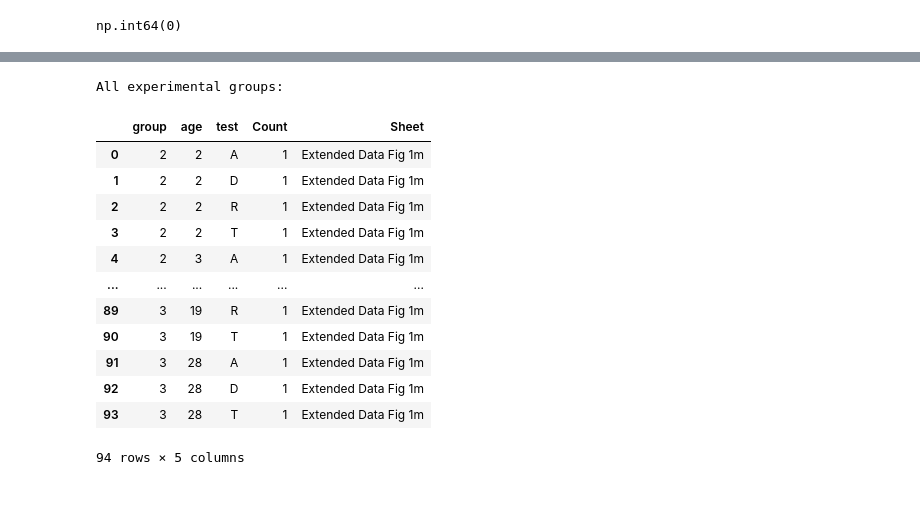
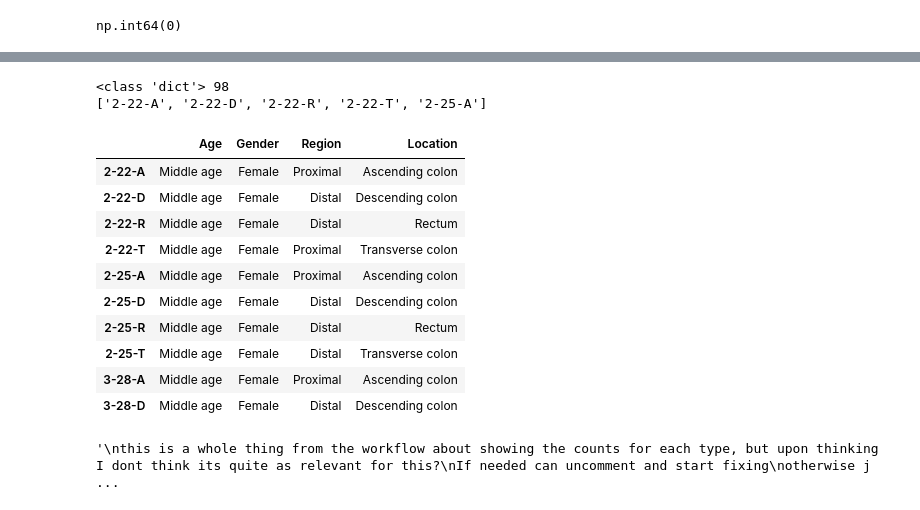
Before and after one commit to CadenBold/intestinal-omics, a Jupyter notebook: working.ipynb, the cells around one changed output, grey strips where cells are left out. Cells and saved outputs as stored; diff of their text form; code cells hidden in the pictures.

```diff
--- a/working.ipynb
+++ b/working.ipynb
@@ -89,31 +88,60 @@ preprocessed_scaled.head()
 5 rows × 98 columns
 # %%
 #If needed make the graphs of before and after data such as in the workflow, but for now just moving on to make the PCAs
+# %%
+met_samples = (pd.Series(cleaned_data.columns, name="Sample").astype(str).str.strip())
+
+met_samples = pd.DataFrame({"Sample": met_samples})
+
+
+meta = pd.read_excel("43587_2024_572_MOESM4_ESM.xlsx", sheet_name="Fig 1a")
+meta = meta[1:]
+meta.columns = meta.iloc[0]
+meta = meta[meta['Metabolome'] == 1]
+sample_to_info = meta.set_index('Macaca fascicularis Sample ID')[['Age', 'Gender','Region','Location']].to_dict(orient='index')
+
+print(type(sample_to_info), len(sample_to_info))
+print(list(sample_to_info.keys())[:5])
+meta_preview = pd.DataFrame.from_dict(sample_to_info, orient='index')
+display(meta_preview.head(10))
+# %% [output]
+<class 'dict'> 98
+['2-22-A', '2-22-D', '2-22-R', '2-22-T', '2-25-A']
+|  | Age | Gender | Region | Location |
+| 2-22-A | Middle age | Female | Proximal | Ascending colon |
+| 2-22-D | Middle age | Female | Distal | Descending colon |
+| 2-22-R | Middle age | Female | Distal | Rectum |
+| 2-22-T | Middle age | Female | Proximal | Transverse colon |
+| 2-25-A | Middle age | Female | Proximal | Ascending colon |
+| 2-25-D | Middle age | Female | Distal | Descending colon |
+| 2-25-R | Middle age | Female | Distal | Rectum |
+| 2-25-T | Middle age | Female | Distal | Transverse colon |
+| 3-28-A | Middle age | Female | Proximal | Ascending colon |
+| 3-28-D | Middle age | Female | Distal | Descending colon |
 # %%
+'''
 import re
 
-pattern = r'^(?P<Cohort>\d+)-(?P<Sbuject>\d+)-(?P<Colon Segment>[ATDR])$'
+pat_norm = r'^(?P<Cohort>\d+)-(?P<Subject>\d+)-(?P<Segment>[ATDR])$'
+pat_extra = r'^(?P<Female>[FM])-(?P<Segment>[ATDR])$'
 
 segment_map = {'A': 'Ascending colon','T': 'Transverse colon','D': 'Descending colon','R': 'Rectum'}
 
 rows = []
 
-
 for col in map(str, cleaned_data.columns):
-    match = re.match(pattern, col)
-    if match:
-        sample_dict = match.groupdict()
-        sample_dict['group'] = int(sample_dict['group'])
-        sample_dict['age'] = int(sample_dict['age'])
-        sample_dict['test'] = sample_dict['test']
+    m = re.match(pat_norm, col) or re.match(pat_extra, col)
+    if m:
+        sample_dict = m.groupdict()
         sample_dict['Sample'] = col
+        sample_dict['Group'] = col
         rows.append(sample_dict)
 
 sample_df = pd.DataFrame(rows)
 if len(sample_df) == 0:
     print(f"Warning: No parsable sample names found in metabolomics column")
 
-meta_data_sheet = '43587_2024_572_MOESM4_ESM.xlsx'
+sample_df['Segment'] = sample_df['Segment'].map(segment_map)
 
 # Remove duplicate samples (keeping track of which we've seen)
 before = len(sample_df)
@@ -121,10 +149,13 @@ sample_df = sample_df.drop_duplicates(subset=['Sample'])
 after = len(sample_df)
 if before > after:
     print(f"Removed {before - after} duplicate samples")
+'''
 
 
-sample_info = sample_df
-
+'''
+this is a whole thing from the workflow about showing the counts for each type, but upon thinking I dont think its quite as relevant for this?
+If needed can uncomment and start fixing
+otherwise just moving onward to pca
 # Count unique combinations by grouping variables
 group_counts = (
     sample_df
@@ -140,21 +171,9 @@ group_counts = (
 print("\nAll experimental groups:")
 all_groups_summary = group_counts.assign(Sheet='Extended Data Fig 1m')
 display(all_groups_summary)
+'''
 # %% [output]
-All experimental groups:
+'\nthis is a whole thing from the workflow about showing the counts for each type, but upon thinking I dont think its quite as relevant for this?\nIf needed can uncomment and start fixing\notherwise j ...
-|  | group | age | test | Count | Sheet |
-| 0 | 2 | 2 | A | 1 | Extended Data Fig 1m |
-| 1 | 2 | 2 | D | 1 | Extended Data Fig 1m |
-| 2 | 2 | 2 | R | 1 | Extended Data Fig 1m |
-| 3 | 2 | 2 | T | 1 | Extended Data Fig 1m |
-| 4 | 2 | 3 | A | 1 | Extended Data Fig 1m |
-| ... | ... | ... | ... | ... | ... |
-| 89 | 3 | 19 | R | 1 | Extended Data Fig 1m |
-| 90 | 3 | 19 | T | 1 | Extended Data Fig 1m |
-| 91 | 3 | 28 | A | 1 | Extended Data Fig 1m |
-| 92 | 3 | 28 | D | 1 | Extended Data Fig 1m |
-| 93 | 3 | 28 | T | 1 | Extended Data Fig 1m |
-94 rows × 5 columns
 # %%
 from umap.umap_ import UMAP
 import seaborn as sns
```
Also changed, not shown: parts of 3 cells of this notebook.
